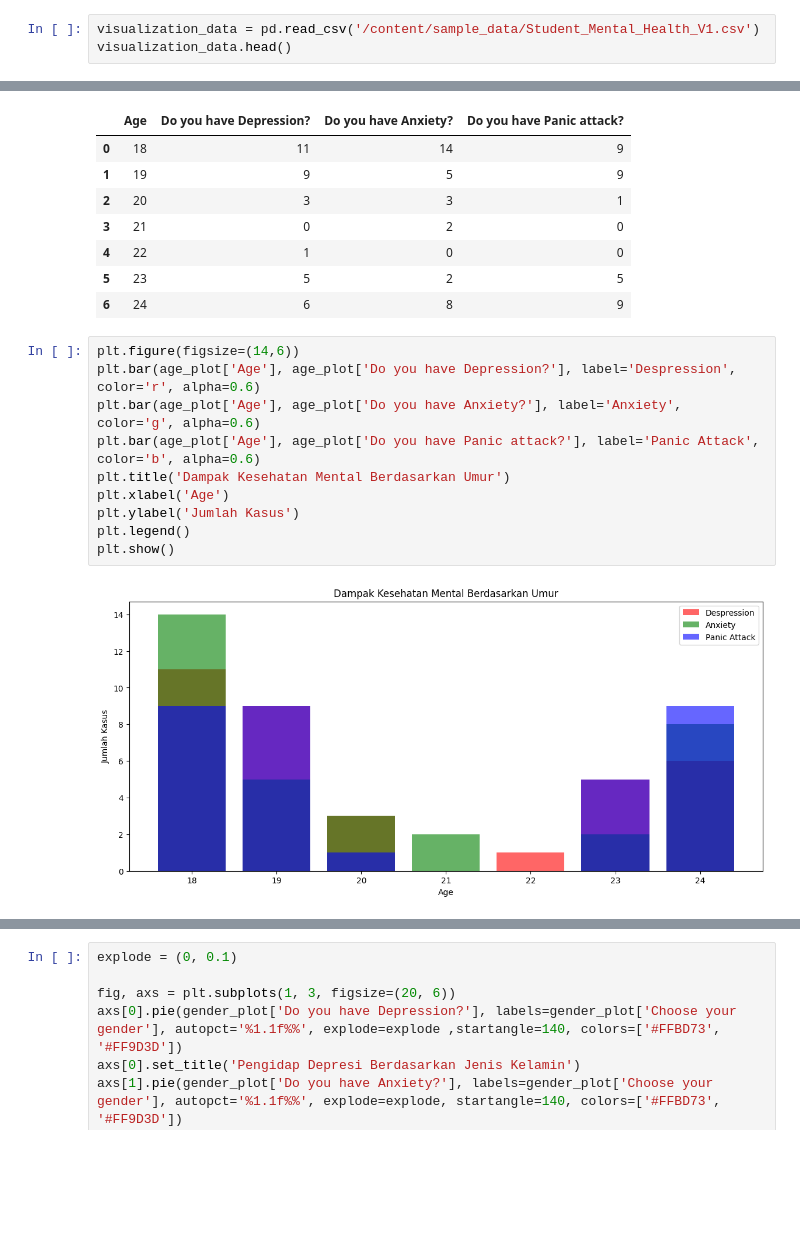
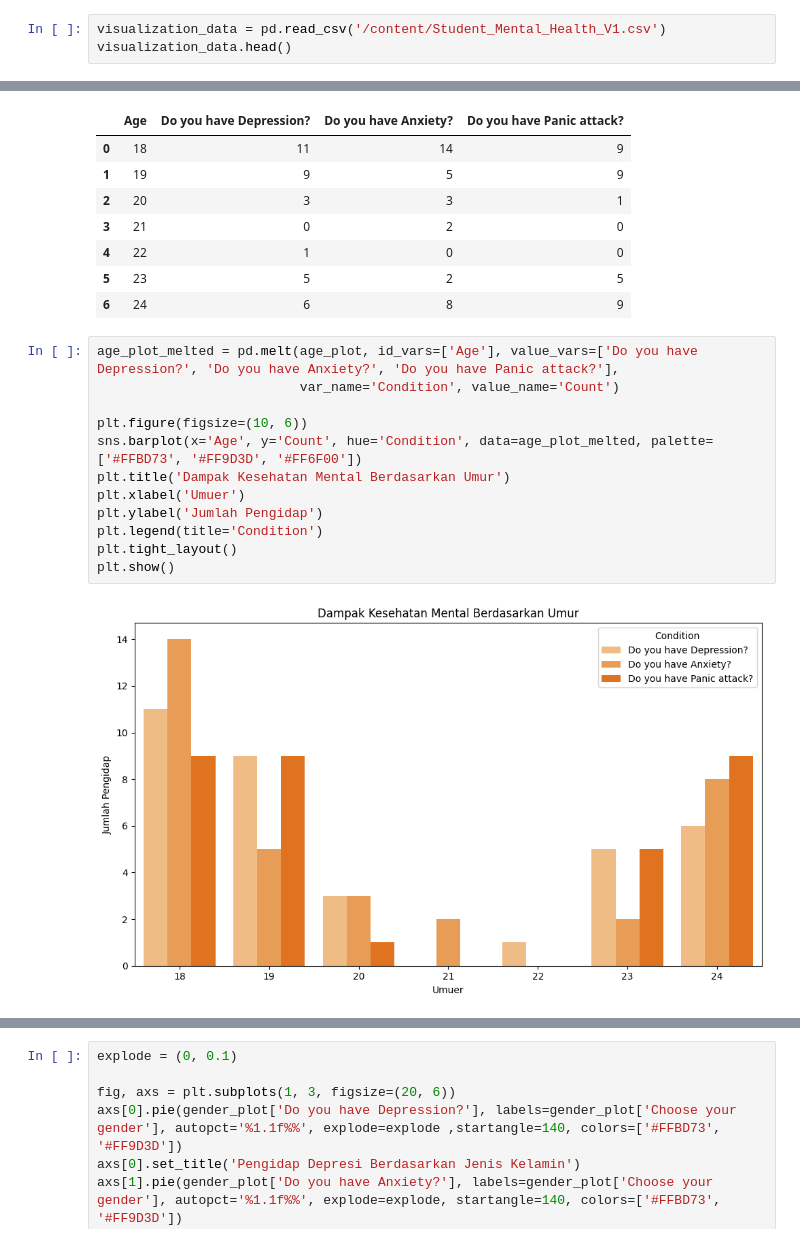
Before and after one commit to Oenm176/project_Ekstanta, a Jupyter notebook: Data_Visualisation.ipynb, the cells around one changed output, grey strips where cells are left out. Drawn from its saved outputs; the diff is of its cells as text; blank space fills up the shorter version.

Commit message:
Momodifikasi kode visualisasi bagian age_plot dengan tampilan yang sesuai

```diff
--- a/Data_Visualisation.ipynb
+++ b/Data_Visualisation.ipynb
@@ -4,6 +5,6 @@ import numpy as np
 import matplotlib.pyplot as plt
 # %%
-visualization_data = pd.read_csv('/content/sample_data/Student_Mental_Health_V1.csv')
+visualization_data = pd.read_csv('/content/Student_Mental_Health_V1.csv')
 visualization_data.head()
 # %% [output]
 |  | Timestamp | Choose your gender | Age | What is your course? | Your current year of Study | ... |
@@ -53,14 +54,16 @@ age_plot
 | 5 | 23 | 5 | 2 | 5 |
 | 6 | 24 | 6 | 8 | 9 |
 # %%
-plt.figure(figsize=(14,6))
-plt.bar(age_plot['Age'], age_plot['Do you have Depression?'], label='Despression', color='r', alpha=0.6)
-plt.bar(age_plot['Age'], age_plot['Do you have Anxiety?'], label='Anxiety', color='g', alpha=0.6)
-plt.bar(age_plot['Age'], age_plot['Do you have Panic attack?'], label='Panic Attack', color='b', alpha=0.6)
+age_plot_melted = pd.melt(age_plot, id_vars=['Age'], value_vars=['Do you have Depression?', 'Do you have Anxiety?', 'Do you have Panic attack?'],
+                          var_name='Condition', value_name='Count')
+
+plt.figure(figsize=(10, 6))
+sns.barplot(x='Age', y='Count', hue='Condition', data=age_plot_melted, palette=['#FFBD73', '#FF9D3D', '#FF6F00'])
 plt.title('Dampak Kesehatan Mental Berdasarkan Umur')
-plt.xlabel('Age')
-plt.ylabel('Jumlah Kasus')
-plt.legend()
+plt.xlabel('Umuer')
+plt.ylabel('Jumlah Pengidap')
+plt.legend(title='Condition')
+plt.tight_layout()
 plt.show()
 # %% [output]
-[figure, old version]
+[figure, new version]
```
Also changed, not shown: parts of 3 cells of this notebook.
